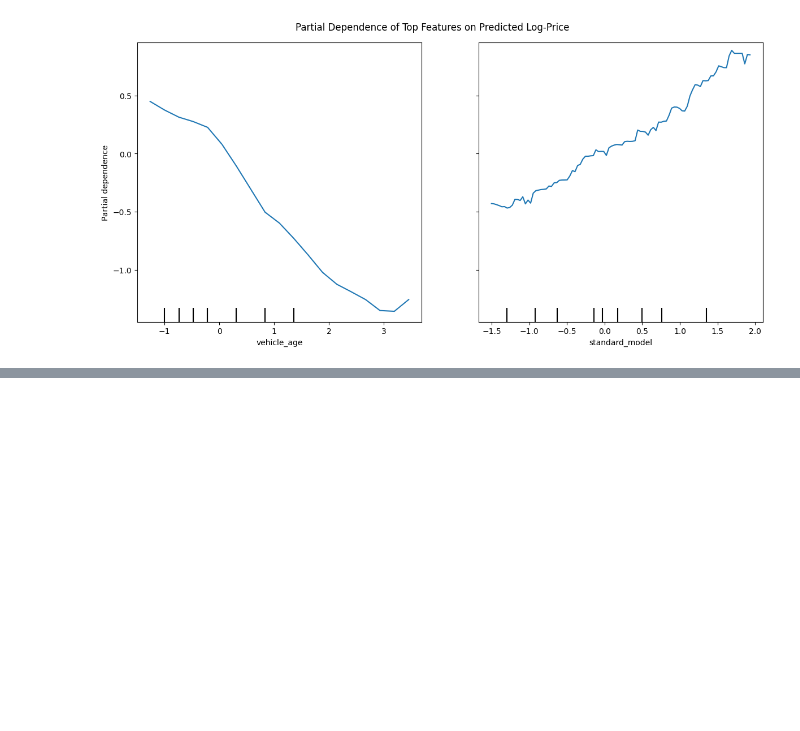
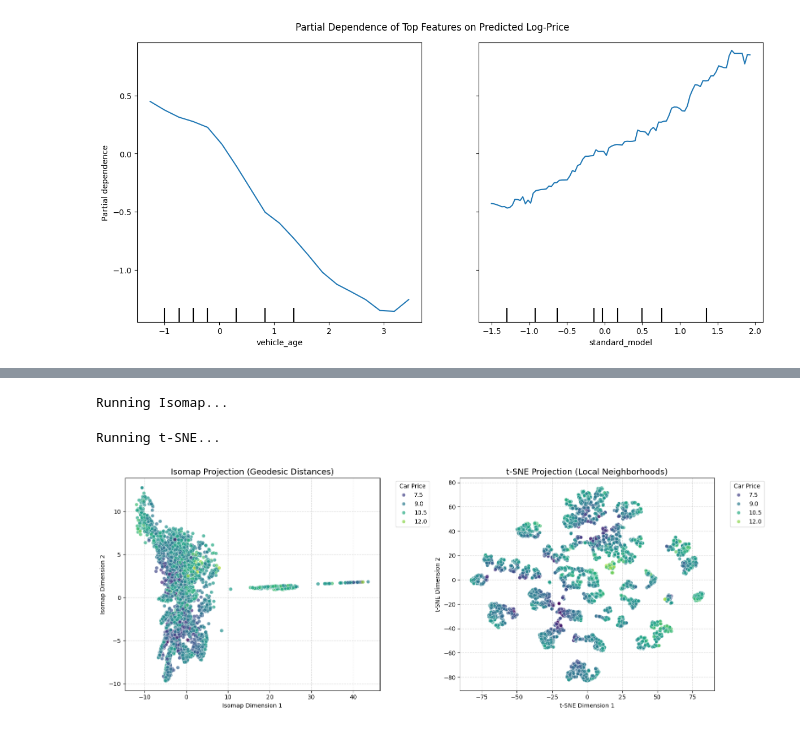
Before and after one commit to Ashwashhere/AdvancedMachineLearning_CarValuation, a Jupyter notebook: notebook.ipynb, the cells around one changed output, grey strips where cells are left out. Drawn from its saved outputs; the diff is of its cells as text; code cells hidden in the pictures; blank space fills up the shorter version.

```diff
--- a/notebook.ipynb
+++ b/notebook.ipynb
@@ -575,0 +639,63 @@ Generating Partial Dependence Plots (PDP)...
+# %%
+# 8. Non-Linear Dimensionality Reduction with t-SNE and Isomap
+
+# Create subset data for t-SNE and Isomap due to computational intensity
+np.random.seed(42)
+
+# Taking a subset of 5000 rows for speed
+subset_indices = np.random.choice(len(X_train_final), 5000, replace=False)
+
+# Create subset data for t-SNE and Isomap
+X_sub = X_train_final.iloc[subset_indices]
+y_sub = y_train.iloc[subset_indices]
+
+# Apply Isomap
+print("Running Isomap...")
+isomap = Isomap(n_components=2, n_neighbors=15)
+X_iso = isomap.fit_transform(X_sub)
+
+# Apply t-SNE
+print("Running t-SNE...")
+tsne = TSNE(n_components=2, perplexity=30, init='pca', random_state=42)
+X_tsne = tsne.fit_transform(X_sub)
+# %% [output]
+Running Isomap...
+Running t-SNE...
+# %%
+# Visualise the Isomap and t-SNE projections side by side
+fig, axes = plt.subplots(1, 2, figsize=(16, 6))
+
+# Plot Isomap
+sns.scatterplot(
+    ax=axes[0],
+    x=X_iso[:, 0], y=X_iso[:, 1],
+    hue=y_sub,
+    palette='viridis',
+    alpha=0.7,
+    edgecolor='w'
+)
+axes[0].set_title('Isomap Projection (Geodesic Distances)', fontsize=14)
+axes[0].set_xlabel('Isomap Dimension 1')
+axes[0].set_ylabel('Isomap Dimension 2')
+axes[0].grid(True, linestyle='--', alpha=0.5)
+axes[0].legend(title='Car Price', bbox_to_anchor=(1.05, 1), loc='upper left')
+
+# Plot t-SNE
+sns.scatterplot(
+    ax=axes[1],
+    x=X_tsne[:, 0], y=X_tsne[:, 1],
+    hue=y_sub,
+    palette='viridis',
+    alpha=0.7,
+    edgecolor='w'
+)
+axes[1].set_title('t-SNE Projection (Local Neighborhoods)', fontsize=14)
+axes[1].set_xlabel('t-SNE Dimension 1')
+axes[1].set_ylabel('t-SNE Dimension 2')
+axes[1].grid(True, linestyle='--', alpha=0.5)
+axes[1].legend(title='Car Price', bbox_to_anchor=(1.05, 1), loc='upper left')
+
+plt.tight_layout()
+plt.show()
+# %% [output]
+[figure, added]
```
Also changed, not shown: parts of 10 cells of this notebook.
